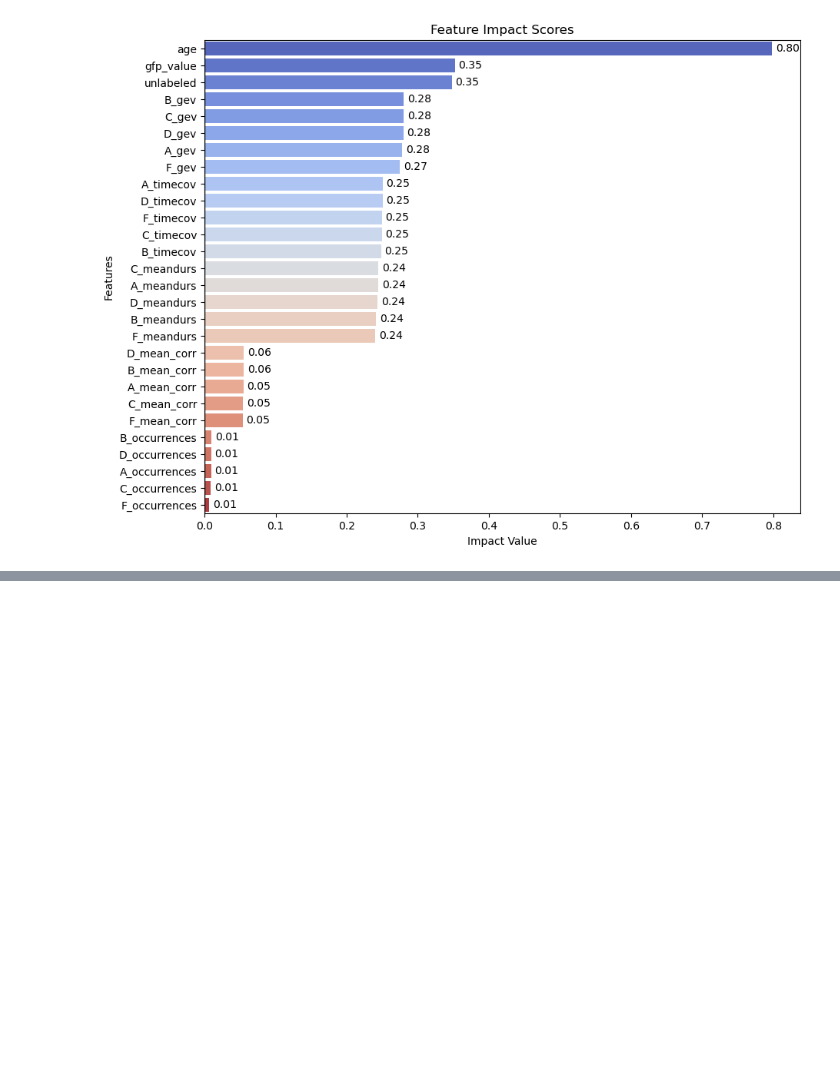
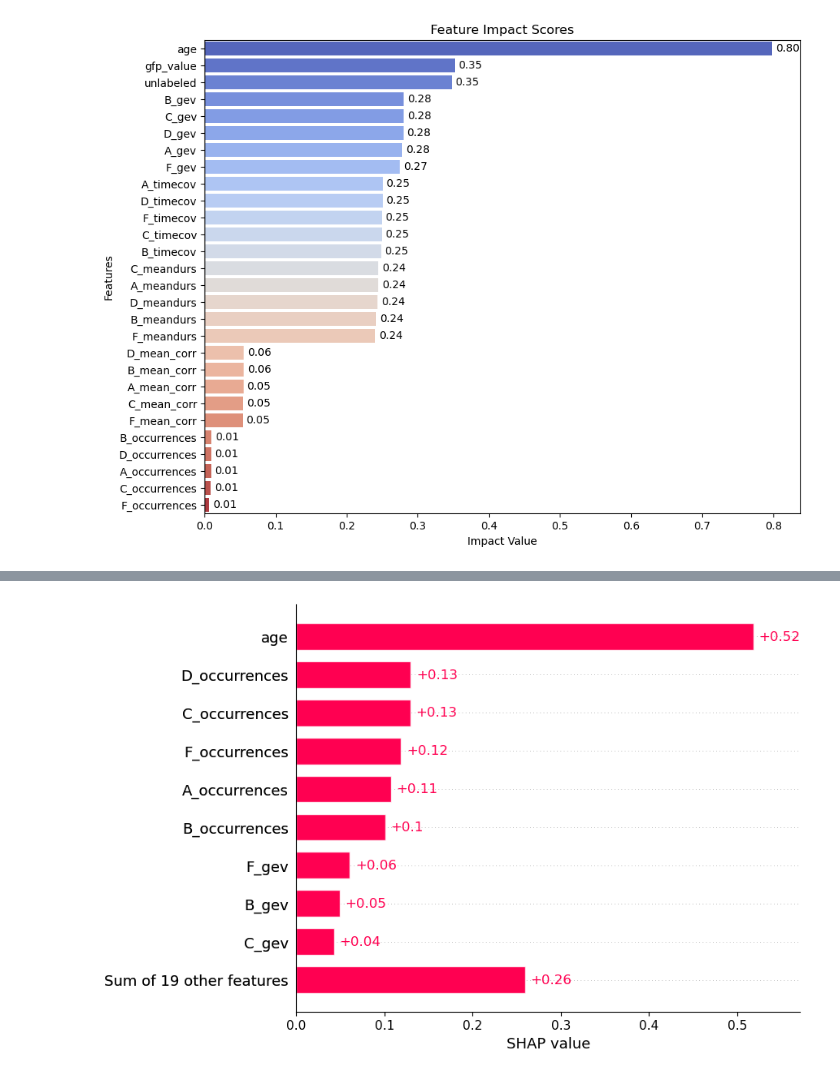
Before and after one commit to IamRabin/ExCIR, a Jupyter notebook: alg_dev.ipynb, the cells around one changed output, grey strips where cells are left out. Cells and saved outputs as stored; diff of their text form; code cells hidden in the pictures; blank space fills up the shorter version.

```diff
--- a/alg_dev.ipynb
+++ b/alg_dev.ipynb
@@ -206,2 +138,0 @@ model2=Re_VAE_LinearModel(250,569)
-# %%
-loss_list_2,_=train_model(P, y, model2, learning_rate=0.01, epochs= 1000 )
@@ -1162,0 +900,15 @@ plt.show()
+# %%
+shap_values_abs = np.abs(shap_values[:,0,:,2])
+
+# Wrap shap_values into an Explanation object
+explanation = shap.Explanation(
+    values=shap_values_abs.mean(axis=0),  # Aggregate SHAP values (e.g., mean or max)
+    base_values=None,                    # Base values are optional for bar plot
+    data=None,                           # Input data (optional)
+    feature_names=df.columns # Replace with your feature names
+)
+
+# Create a bar plot
+shap.plots.bar(explanation)
+# %% [output]
+[figure, added]
```
Also changed, not shown: parts of 48 cells of this notebook, 4 other files.
